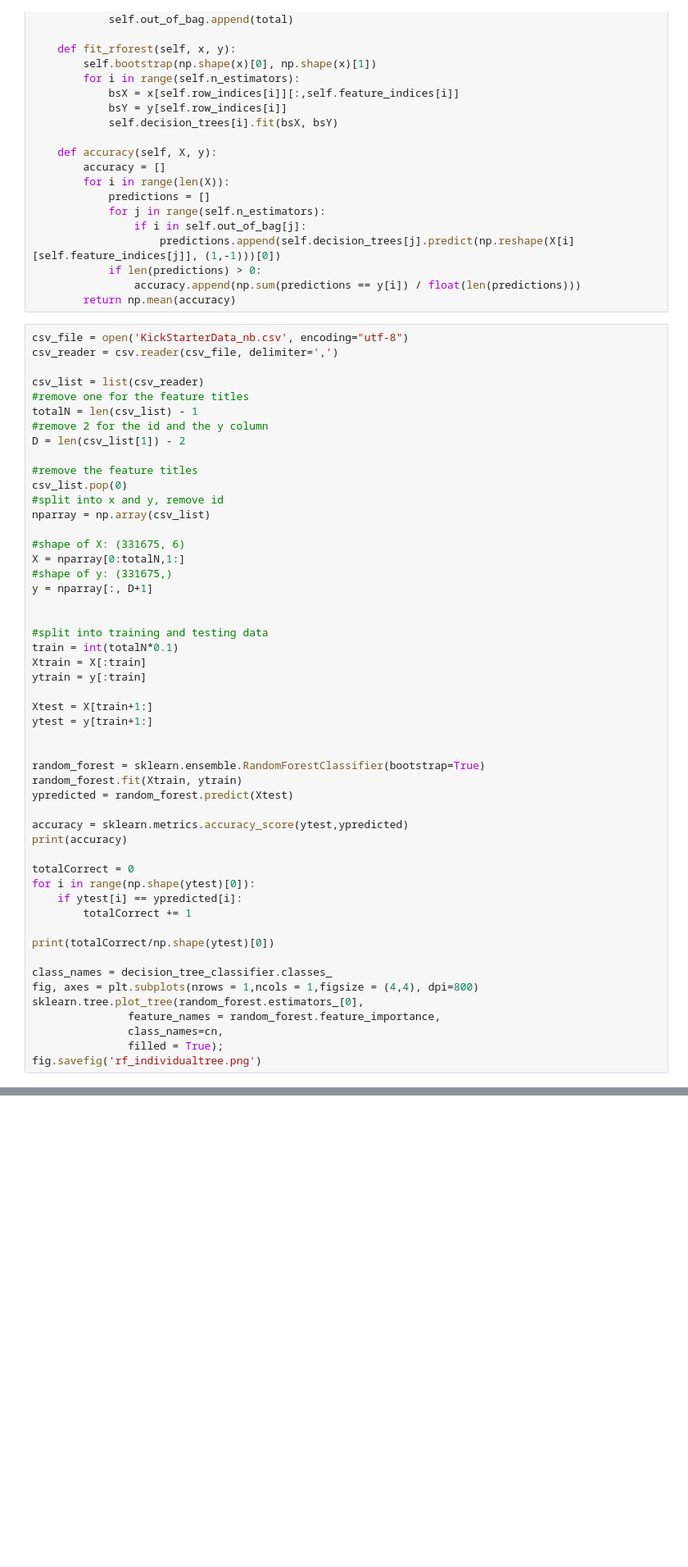
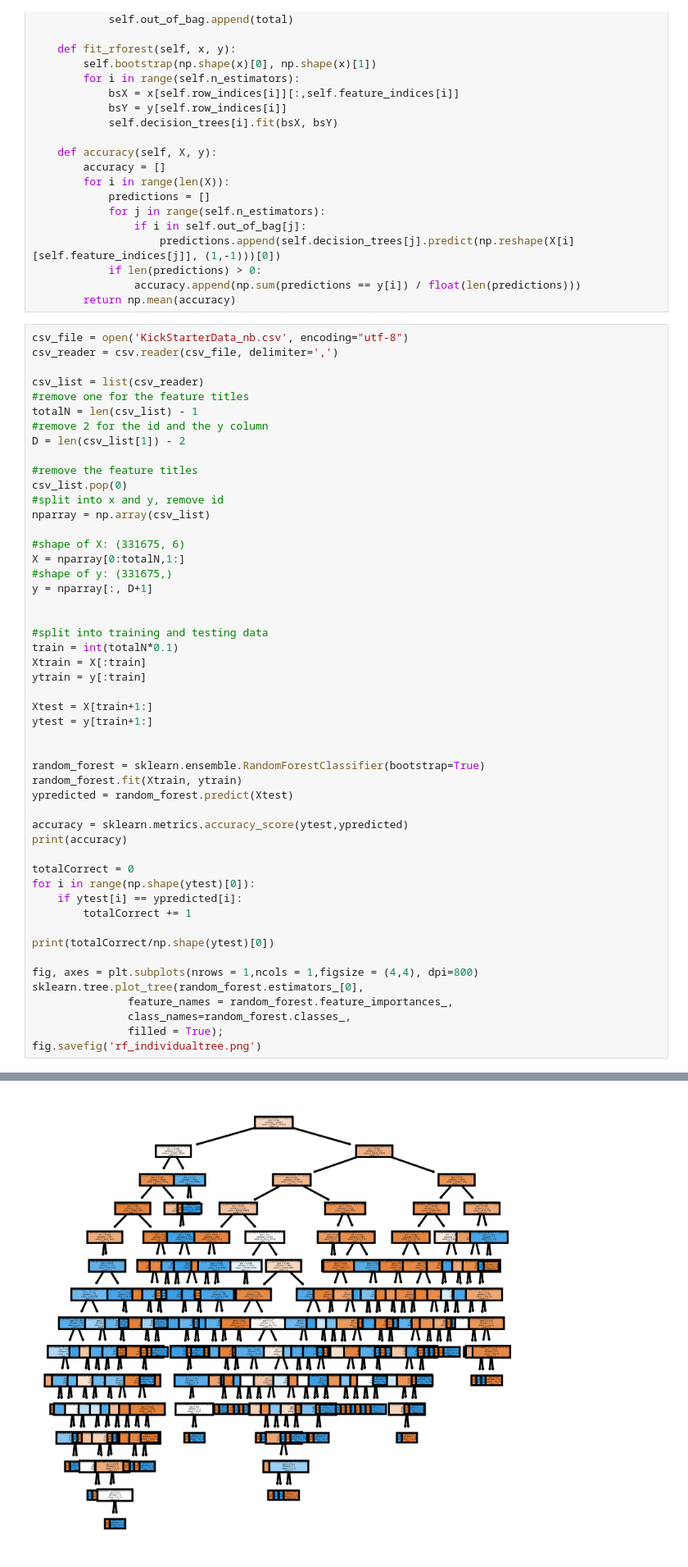
Before and after one commit to josh-ing/Sp22_ML_Final, a Jupyter notebook: randomForest.ipynb, the cells around one changed output, grey strips where cells are left out. Shown at 82% size. Cells and saved outputs as stored; diff of their text form; blank space fills up the shorter version.

Commit message:
fixed forest tree visualization and added 2 pictures

```diff
--- a/randomForest.ipynb
+++ b/randomForest.ipynb
@@ -69,33 +70,33 @@ y = nparray[:, D+1]
 #split into training and testing data
 train = int(totalN*0.1)
 Xtrain = X[:train]
 ytrain = y[:train]
 
 Xtest = X[train+1:]
 ytest = y[train+1:]
 
 
 random_forest = sklearn.ensemble.RandomForestClassifier(bootstrap=True)
 random_forest.fit(Xtrain, ytrain)
 ypredicted = random_forest.predict(Xtest)
 
 accuracy = sklearn.metrics.accuracy_score(ytest,ypredicted)
 print(accuracy)
 
 totalCorrect = 0
 for i in range(np.shape(ytest)[0]):
     if ytest[i] == ypredicted[i]:
         totalCorrect += 1
 
 print(totalCorrect/np.shape(ytest)[0])
 
-class_names = decision_tree_classifier.classes_
 fig, axes = plt.subplots(nrows = 1,ncols = 1,figsize = (4,4), dpi=800)
 sklearn.tree.plot_tree(random_forest.estimators_[0],
-               feature_names = random_forest.feature_importance,
-               class_names=cn,
+               feature_names = random_forest.feature_importances_,
+               class_names=random_forest.classes_,
                filled = True);
 fig.savefig('rf_individualtree.png')
 # %% [output]
 1.0
 1.0
+[figure, added]
```
Also changed, not shown: parts of 2 cells of this notebook, 3 other files.
